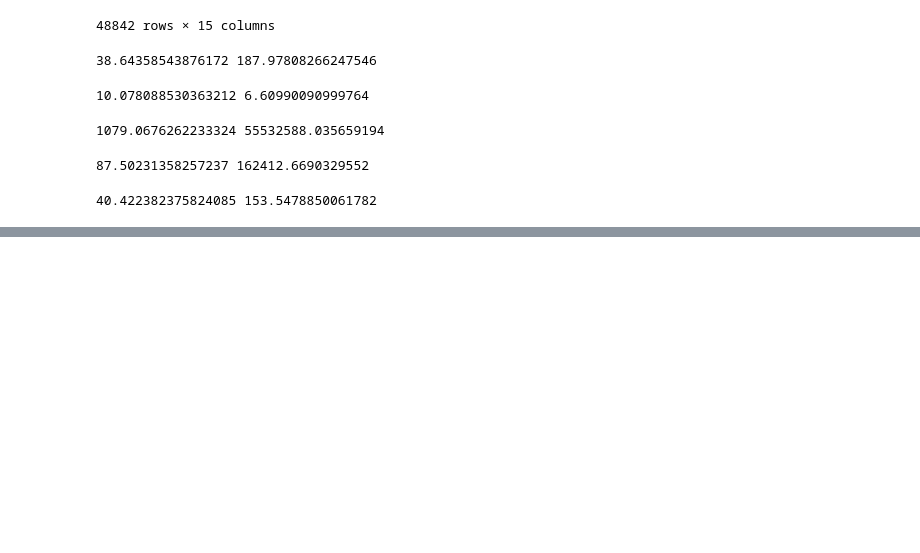
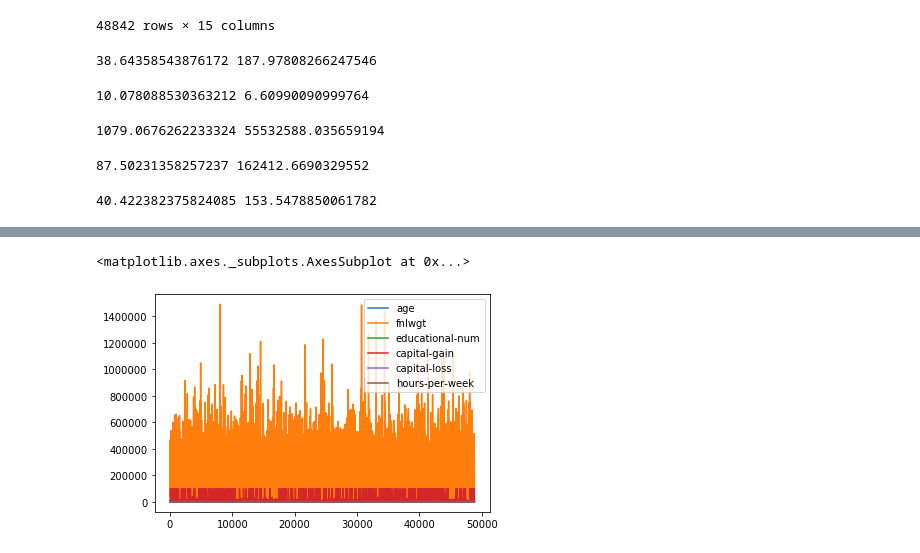
Before and after one commit to arjunvuppala123/sds-project, a Jupyter notebook: sdsproject.ipynb, the cells around one changed output, grey strips where cells are left out. Drawn from its saved outputs; the diff is of its cells as text; code cells hidden in the pictures; blank space fills up the shorter version.

```diff
--- a/sdsproject.ipynb
+++ b/sdsproject.ipynb
@@ -365,0 +377,5 @@ print(hwmean,hwvar)
+# %%
+df.plot()
+# %% [output]
+<matplotlib.axes._subplots.AxesSubplot at 0x...>
+[figure, added]
```
Also changed, not shown: parts of 20 cells of this notebook.
